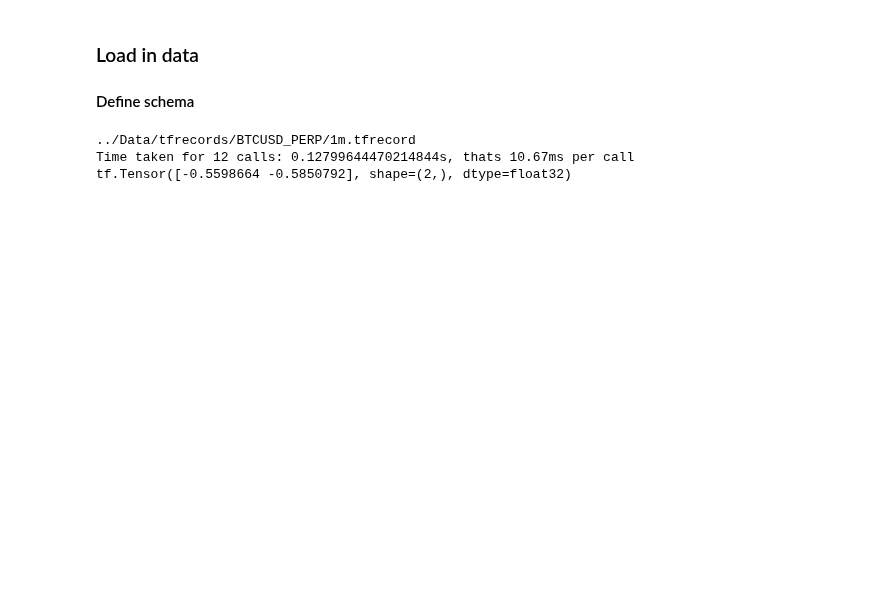
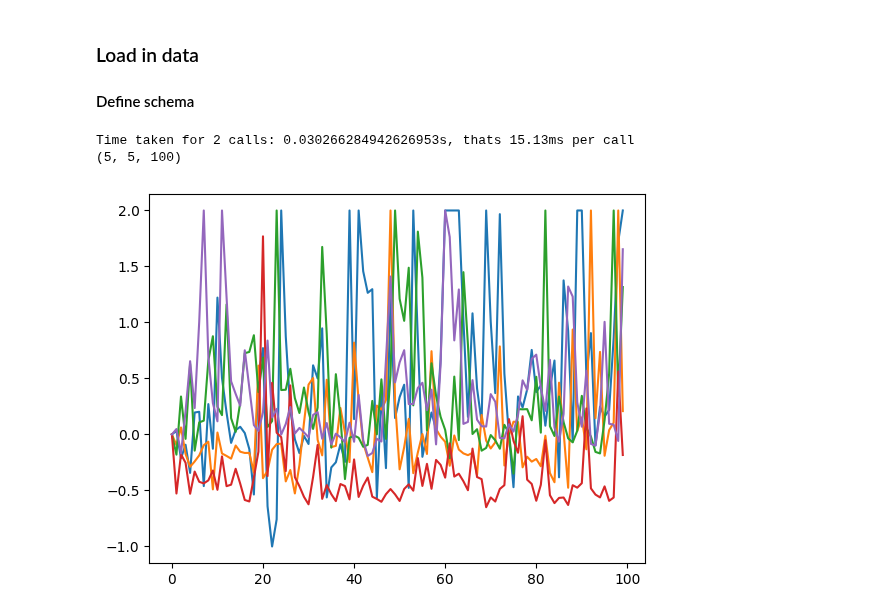
Before and after one commit to AlexShulzycki/levbot, a Jupyter notebook: Training/Window batching.ipynb, the cells around one changed output. Saved outputs shown, nothing was run; the diff lists cells and outputs as text; code cells hidden in the pictures; blank space fills up the shorter version.

```diff
--- a/Training/Window batching.ipynb
+++ b/Training/Window batching.ipynb
@@ -72,28 +79,44 @@ def createLabels(data, lookforward):
     low = ohlc[tf.math.argmin(ohlc[:,2]), 2]
 
     # same process, compute relative deltas
-    ohlc = data
+    processed = []
+    latestClose = data[0,3,0] # base timeframe
+    pricemult = 10
+    volmult = 1
+    for i in range(0, data.shape[0]):
+        # lets go timeframe by timeframe
+        prices = tf.divide(data[i,0:4,:], latestClose) - 1
+        prices = tf.multiply(prices, pricemult)
+        volumes = tf.divide(data[i,4,:], data[i,4,0]) - 1
+        volumes = tf.multiply(volumes, volmult)
+        volumes = tf.expand_dims(volumes, 0)
+        processed.append(tf.concat([prices, volumes], axis=0))
 
-    ohlc /= tf.expand_dims(ohlc[:,:,0],2)
-    ohlc -= 1 # zero out
-    ohlc *= 100 # convert to 1/10 percentage
+    datares = tf.clip_by_value(tf.stack(processed, axis=0), clip_value_min=-2, clip_value_max=2)
 
-    return tf.expand_dims(ohlc,0), [low, high]
+    return tf.expand_dims(datares,0), [low, high]
+# %%
+def printtimeframe(features):
+    feet = features[0]
+    print(feet.shape)
+    for ft in feet:
+        plt.plot(ft[4])
+    plt.show()
 # %%
 import time
 t0 = None
 for i, data in enumerate(dataset.map(createLabels)):
     if i == 0:
         t0 = time.time()
-    if i > 10:
+    if i > 0:
         tdelta = time.time() - t0
         print(f"Time taken for {i+1} calls: {tdelta}s, thats {((tdelta/(i+1))*1000):.2f}ms per call")
-        print(data[1])
+        printtimeframe(data[0])
         break
 # %% [output]
-../Data/tfrecords/BTCUSD_PERP/1m.tfrecord
-Time taken for 12 calls: 0.12799644470214844s, thats 10.67ms per call
-tf.Tensor([-0.5598664 -0.5850792], shape=(2,), dtype=float32)
+Time taken for 2 calls: 0.030266284942626953s, thats 15.13ms per call
+(5, 5, 100)
+[figure, added]
 # %%
 import keras
 path = "models/modeltest/model.keras"
```
Also changed, not shown: parts of 2 cells of this notebook.
